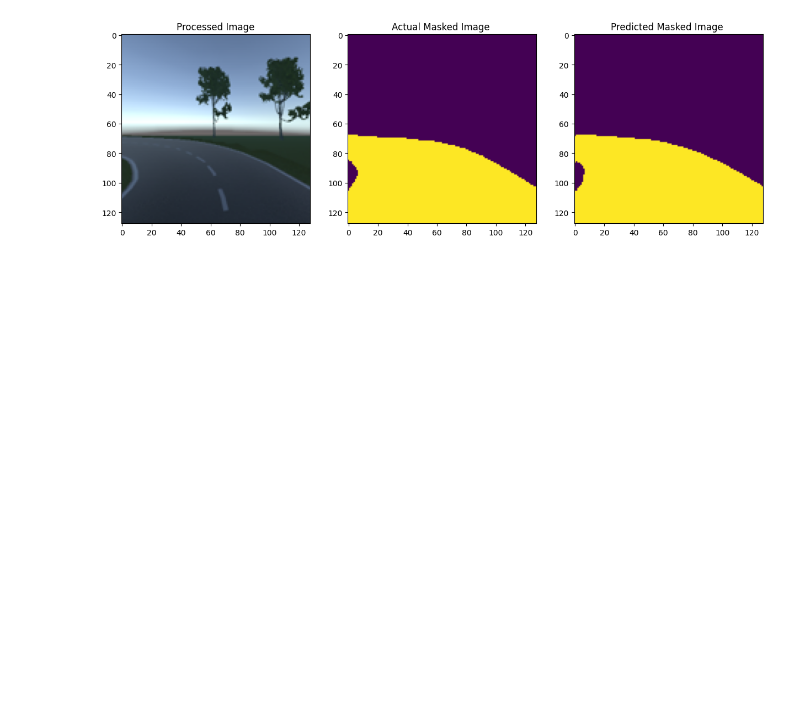
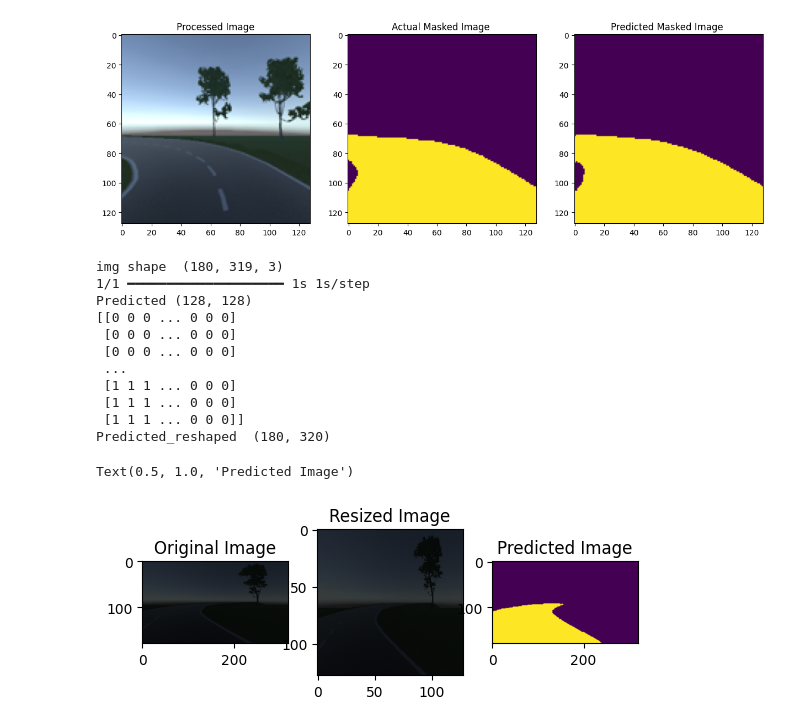
Before and after one commit to Coder0469/UIT_CAR_RACING_H3K, a Jupyter notebook: U_Net_for_Image_Segmentation_From_Scratch_Using_TensorFlow_v4.ipynb, the cells around one changed output. Saved outputs shown, nothing was run; the diff lists cells and outputs as text; code cells hidden in the pictures; blank space fills up the shorter version.

```diff
--- a/U_Net_for_Image_Segmentation_From_Scratch_Using_TensorFlow_v4.ipynb
+++ b/U_Net_for_Image_Segmentation_From_Scratch_Using_TensorFlow_v4.ipynb
@@ -468,0 +462,50 @@ loaded_model = load_model('/content/drive/My Drive/U-NET - Implementation/my_mod
+# %%
+import tensorflow as tf
+from tensorflow.keras.models import load_model
+import cv2
+import matplotlib.pyplot as plt
+import numpy as np
+
+
+# Load the saved model
+loaded_model = load_model('/content/drive/My Drive/U-NET - Implementation/my_model.keras')
+
+# Now you can use the loaded_model to make predictions or further evaluate
+
+orgimg = cv2.imread('/content/drive/My Drive/U-NET - Implementation/images/original/25.png',1)
+orgimg = orgimg[...,::-1]
+print('img shape ', orgimg.shape)
+img = cv2.resize(orgimg,(128,128))
+# print(img)
+predicted_img = loaded_model.predict(img[np.newaxis, ...])
+predicted_img = tf.argmax(predicted_img[0], axis=-1)
+print('Predicted',predicted_img.shape)
+# Convert the predicted mask to a NumPy array and appropriate data type
+predicted_img_np = predicted_img.numpy().astype(np.uint8)
+print(predicted_img_np)
+predicted_img_np_rs = cv2.resize(predicted_img_np,(320,180))
+print('Predicted_reshaped ',predicted_img_np_rs.shape)
+matrix = np.ones((180,320),dtype=np.uint8)*255
+predicted_img_np_rs = np.multiply(predicted_img_np_rs,matrix)
+# print(predicted_img_np_rs)
+# If your predicted mask values are not 0 or 1, you might need to scale them.
+# For this dataset, the values are already 0 or 1.
+# If you needed to scale, you could do something like:
+# predicted_img_np = predicted_img_np * 255
+plt.subplot(131);plt.imshow(orgimg);plt.title('Original Image')
+plt.subplot(132);plt.imshow(img);plt.title('Resized Image')
+plt.subplot(133);plt.imshow(predicted_img_np_rs);plt.title('Predicted Image')
+# %% [output]
+img shape  (180, 319, 3)
+1/1 ━━━━━━━━━━━━━━━━━━━━ 1s 1s/step
+Predicted (128, 128)
+[[0 0 0 ... 0 0 0]
+ [0 0 0 ... 0 0 0]
+ [0 0 0 ... 0 0 0]
+ ...
+ [1 1 1 ... 0 0 0]
+ [1 1 1 ... 0 0 0]
+ [1 1 1 ... 0 0 0]]
+Predicted_reshaped  (180, 320)
+Text(0.5, 1.0, 'Predicted Image')
+[figure, added]
```
Also changed, not shown: parts of 2 cells of this notebook.
